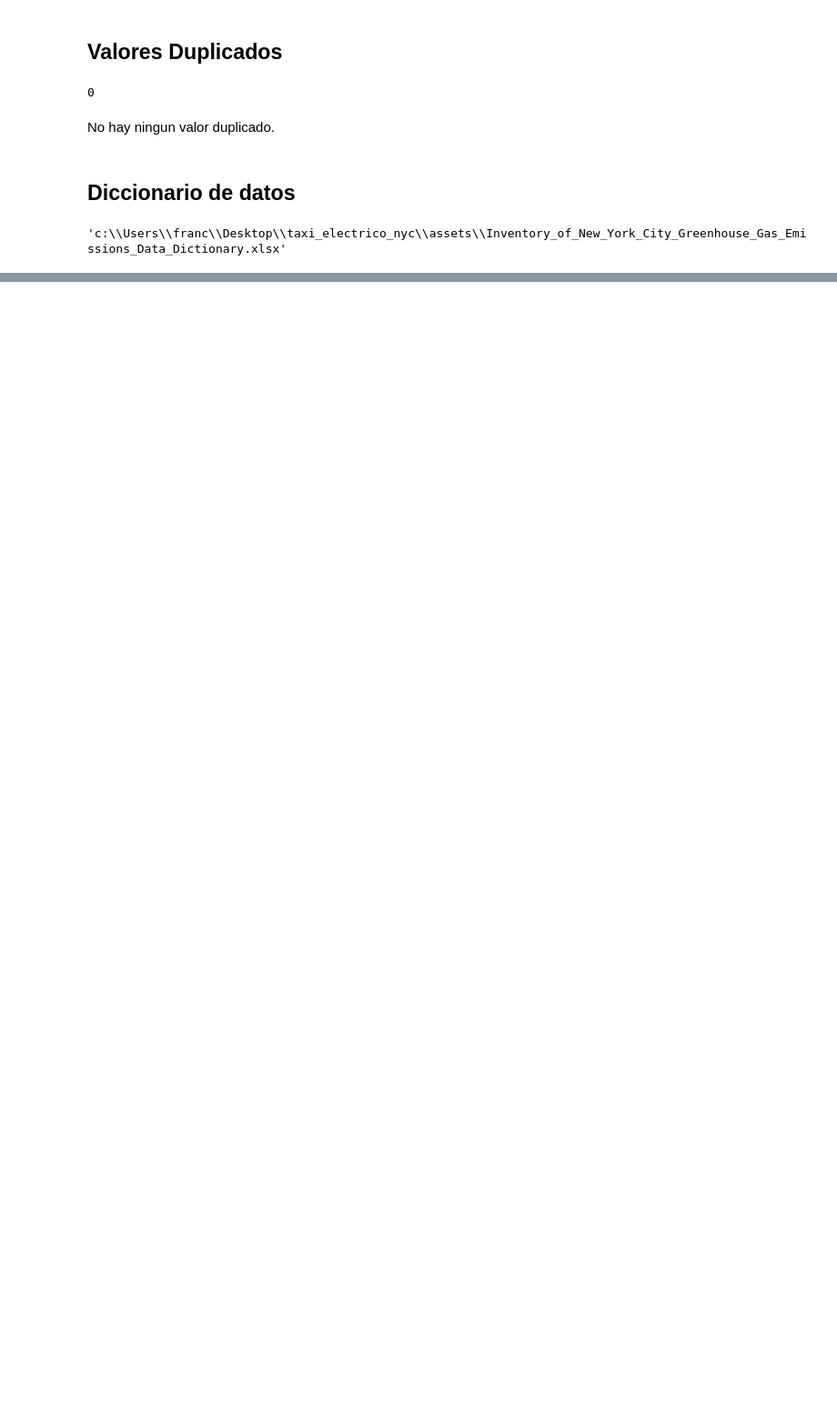
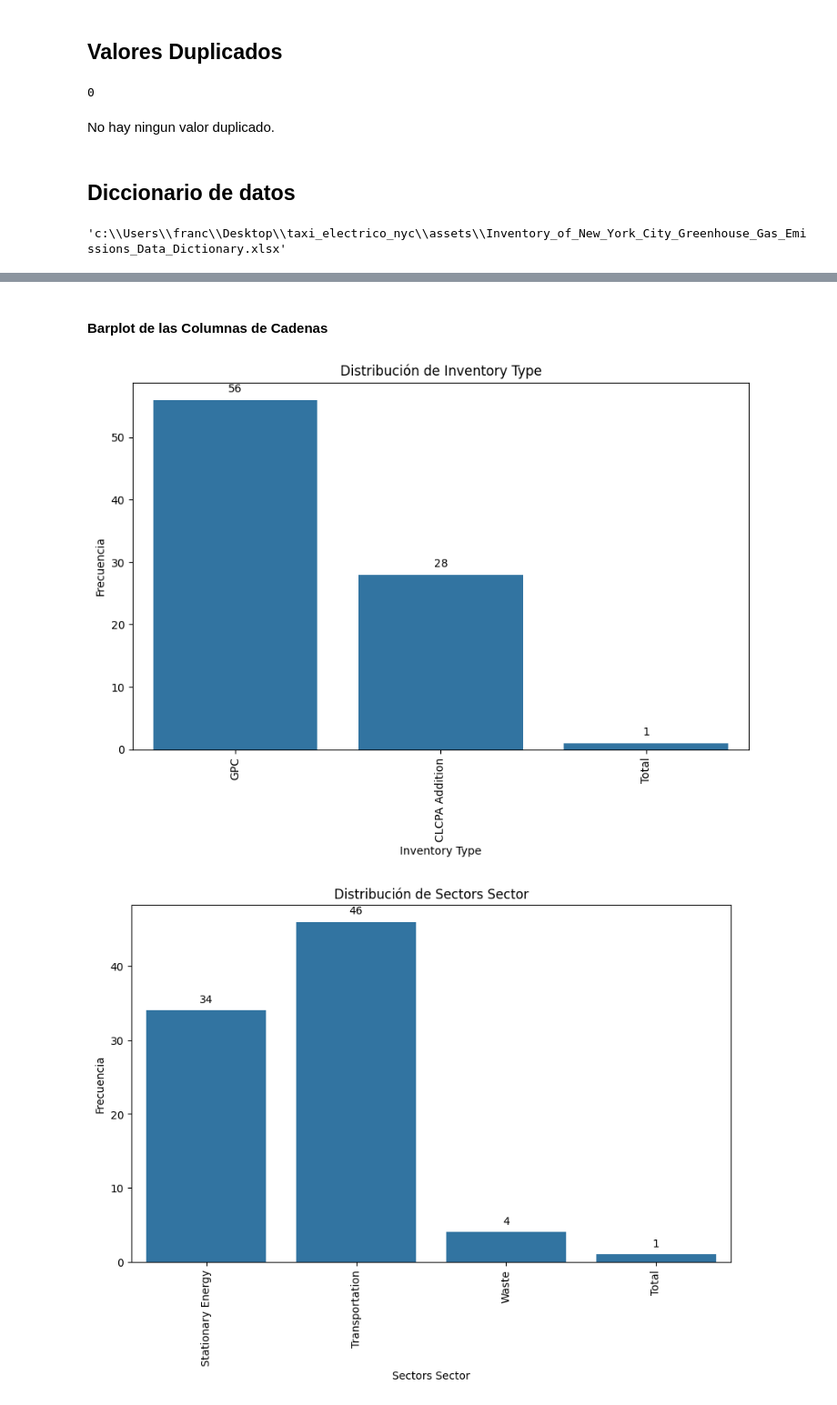
Before and after one commit to lmunozm1702/taxi_electrico_nyc, a Jupyter notebook: EDA/EDA-Calidad_de_Gas_Emissions.ipynb, the cells around one changed output, grey strips where cells are left out. Shown at 91% size. Saved outputs shown, nothing was run; the diff lists cells and outputs as text; code cells hidden in the pictures; blank space fills up the shorter version.

```diff
--- a/EDA/EDA-Calidad_de_Gas_Emissions.ipynb
+++ b/EDA/EDA-Calidad_de_Gas_Emissions.ipynb
@@ -187,0 +286,30 @@ diccionario
+# %% [markdown]
+#### Barplot de las Columnas de Cadenas
+# %%
+import seaborn as sns
+import matplotlib.pyplot as plt
+
+# Identificar las columnas de tipo object
+columnas_categoricas = gas_emissions.select_dtypes(include=['object']).columns
+
+# Crear barplots para cada columna categórica
+for columna in columnas_categoricas:
+    plt.figure(figsize=(10, 6))
+    bar_plot = sns.countplot(x=columna, data=gas_emissions)
+    plt.title(f'Distribución de {columna}')
+    plt.xlabel(columna)
+    plt.ylabel('Frecuencia')
+    plt.xticks(rotation=90)  # Rotar etiquetas si hay muchas categorías
+
+    # Agregar números de la cantidad en la parte superior de cada barra
+    for p in bar_plot.patches:
+        bar_plot.annotate(format(p.get_height(), '.0f'),
+                          (p.get_x() + p.get_width() / 2., p.get_height()),
+                          ha = 'center', va = 'center',
+                          xytext = (0, 10),
+                          textcoords = 'offset points')
+
+    plt.show()
+# %% [output]
+[figure, added]
+[figure, added]
```
Also changed, not shown: parts of 19 cells of this notebook.
